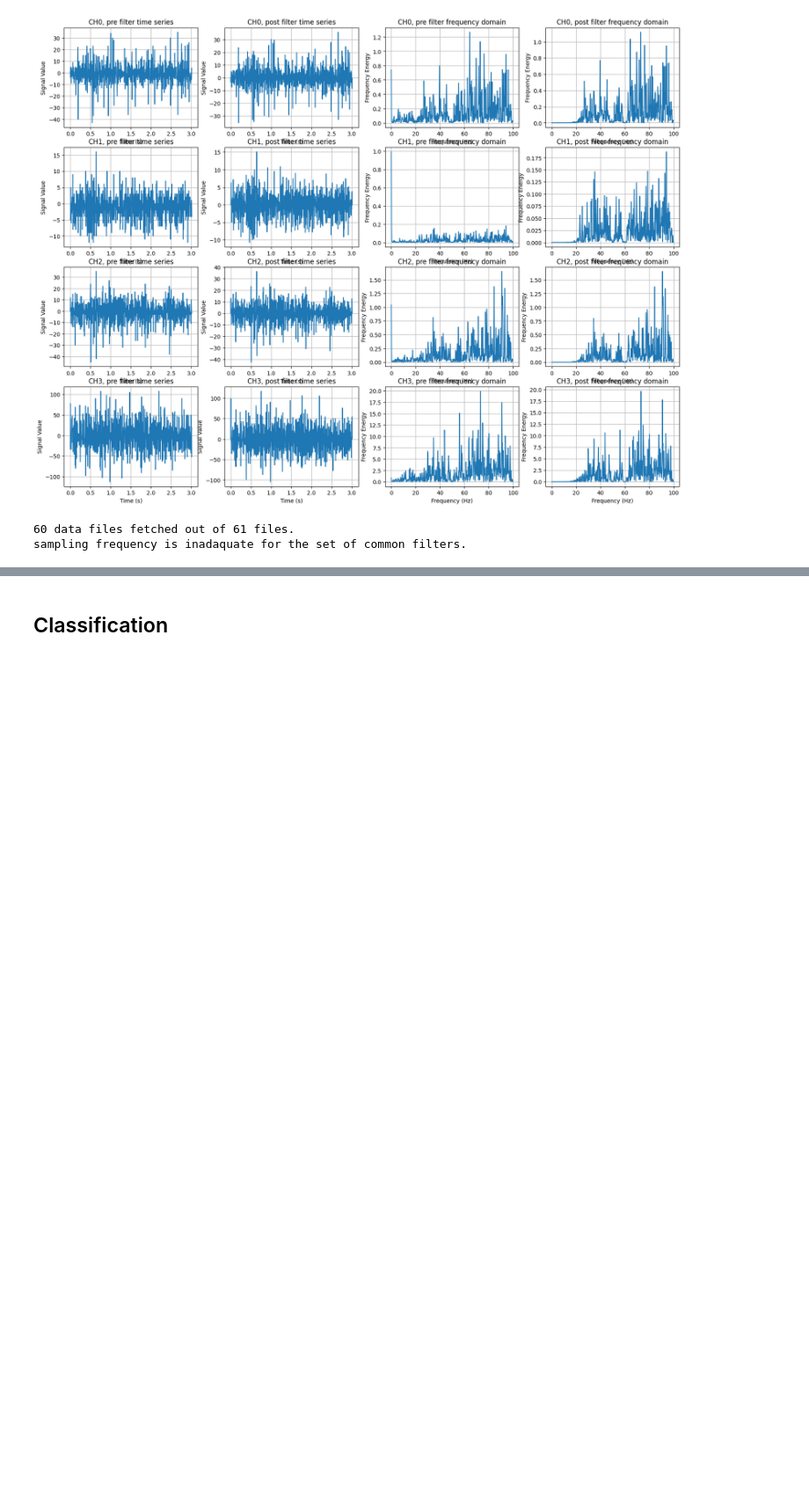
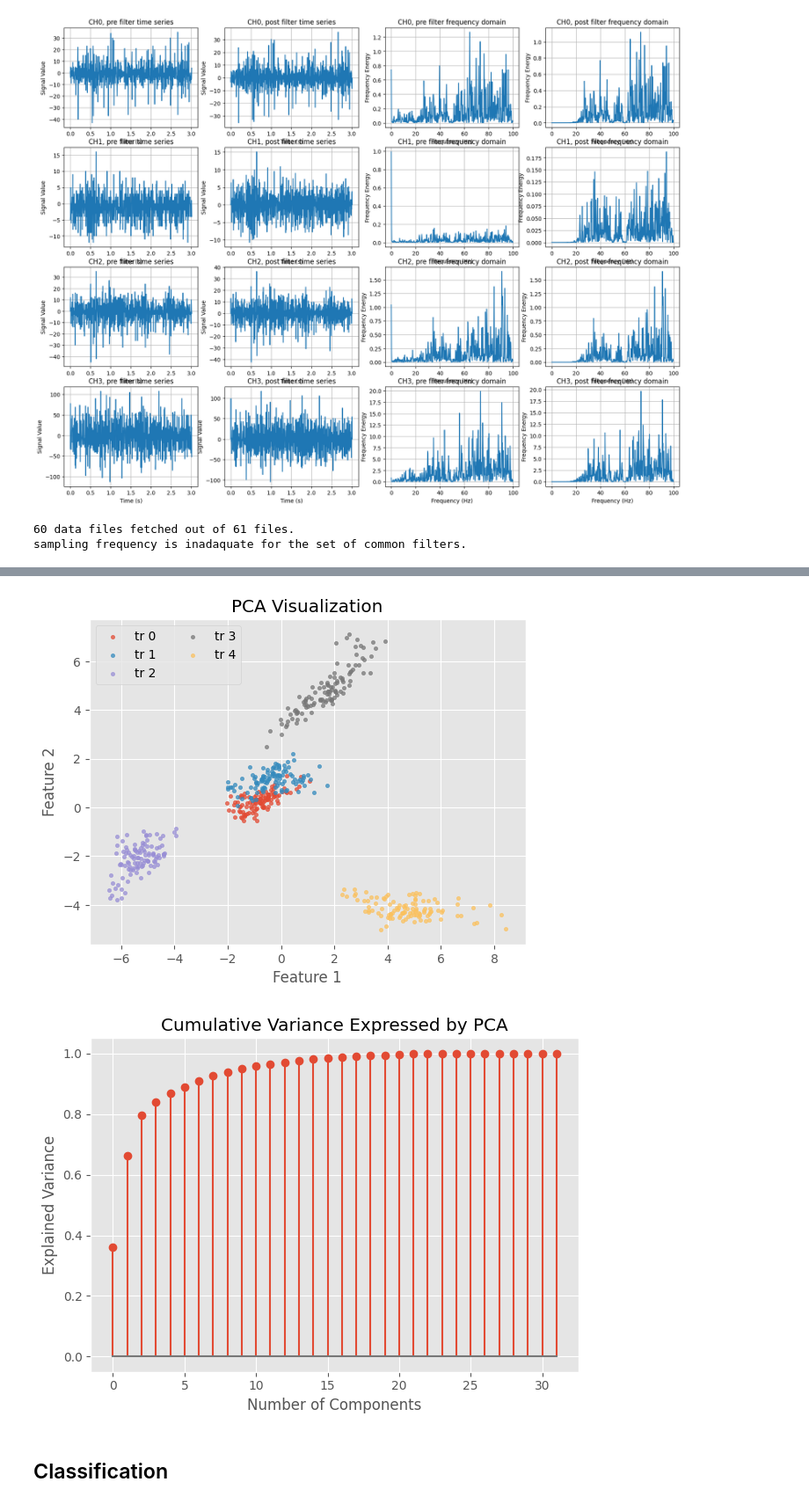
Before and after one commit to LibEMG/LibEMG_MEC24_Workshop, a Jupyter notebook: walkthrough.ipynb, the cells around one changed output, grey strips where cells are left out. Shown at 88% size. Drawn from its saved outputs; the diff is of its cells as text; code cells hidden in the pictures; blank space fills up the shorter version.

```diff
--- a/walkthrough.ipynb
+++ b/walkthrough.ipynb
@@ -129,3 +160,8 @@ sampling frequency is inadaquate for the set of common filters.
+# %%
+fe.visualize_feature_space(feature_dict, 'PCA', classes=labels)
+# %% [output]
+[figure, added]
+[figure, added]
 # %% [markdown]
 ## Classification
 # %% [markdown]
```
Also changed, not shown: parts of 8 cells of this notebook.
